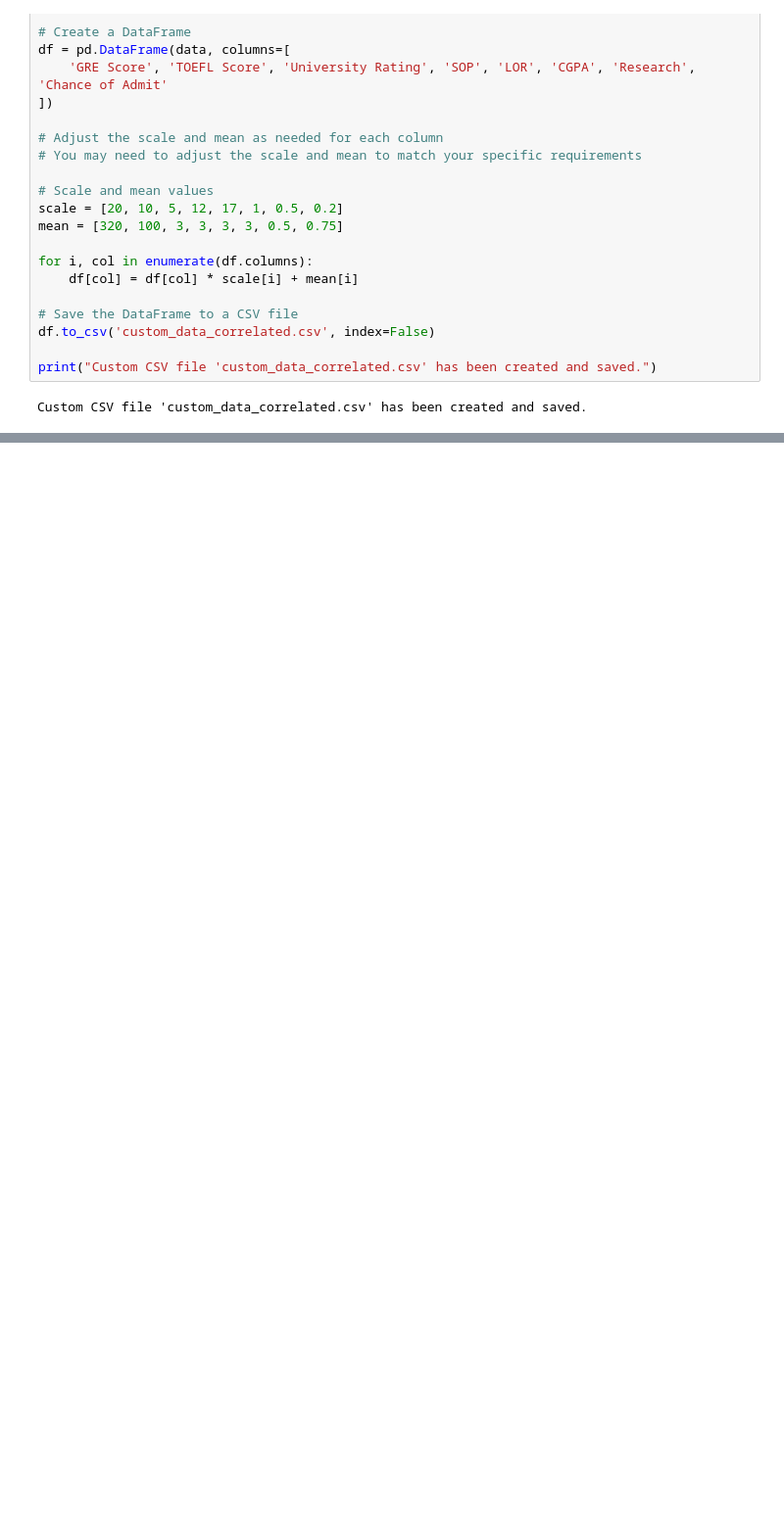
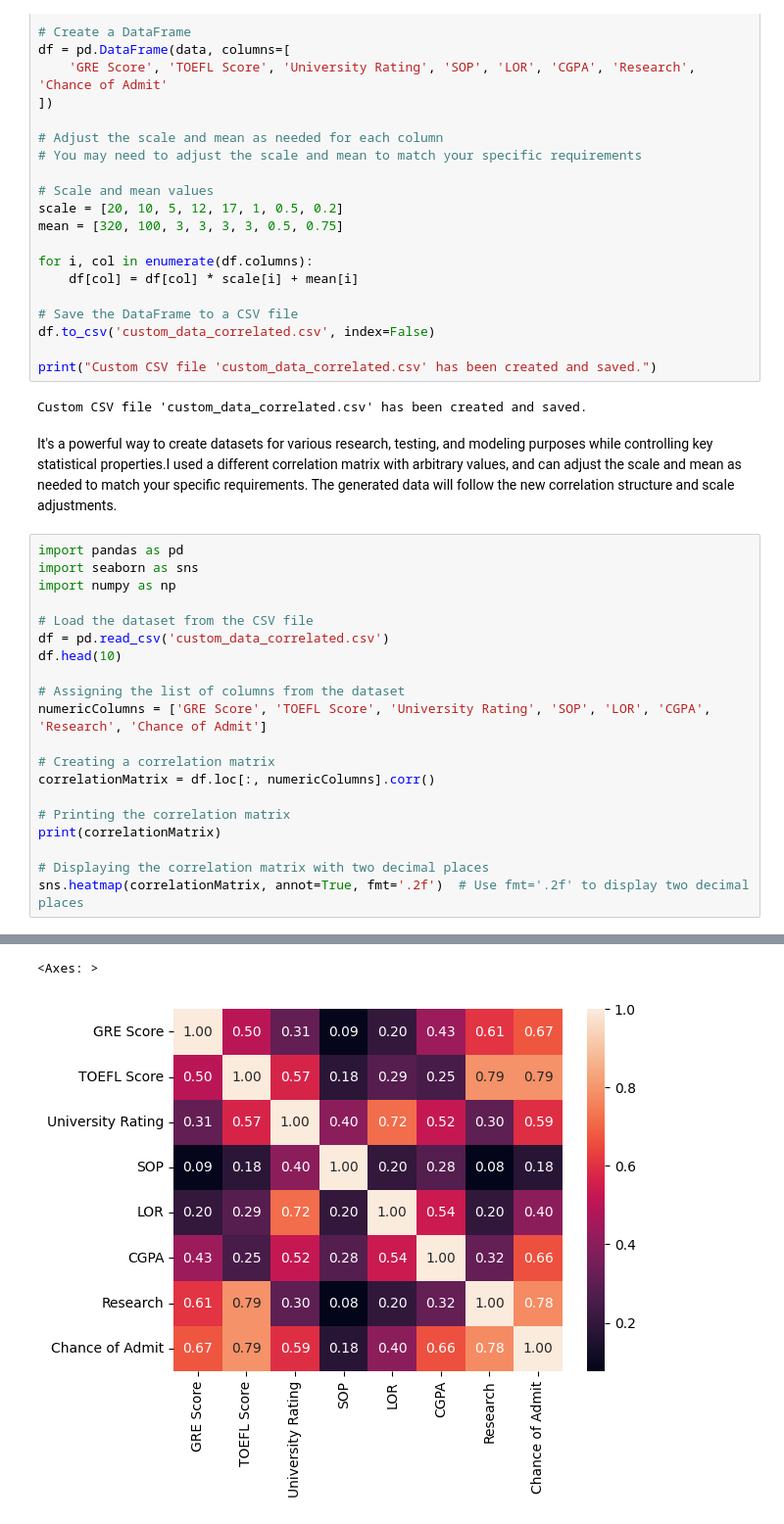
Before and after one commit to aritradey-CS/Admission-Prediction, a Jupyter notebook: Nov_23_Update.ipynb, the cells around one changed output, grey strips where cells are left out. Shown at 98% size. Cells and saved outputs as stored; diff of their text form; blank space fills up the shorter version.

```diff
--- a/Nov_23_Update.ipynb
+++ b/Nov_23_Update.ipynb
@@ -40,3 +42,26 @@ df.to_csv('custom_data_correlated.csv', index=False)
 print("Custom CSV file 'custom_data_correlated.csv' has been created and saved.")
 # %% [output]
 Custom CSV file 'custom_data_correlated.csv' has been created and saved.
+# %% [markdown]
+It's a powerful way to create datasets for various research, testing, and modeling purposes while controlling key statistical properties.I used a different correlation matrix with arbitrary values, and can adjust the scale and mean as needed to match your specific requirements. The generated data will follow the new correlation structure and scale adjustments.
+# %%
+import pandas as pd
+import seaborn as sns
+import numpy as np
+
+# Load the dataset from the CSV file
+df = pd.read_csv('custom_data_correlated.csv')
+df.head(10)
+
+# Assigning the list of columns from the dataset
+numericColumns = ['GRE Score', 'TOEFL Score', 'University Rating', 'SOP', 'LOR', 'CGPA', 'Research', 'Chance of Admit']
+
+# Creating a correlation matrix
+correlationMatrix = df.loc[:, numericColumns].corr()
+
+# Printing the correlation matrix
+print(correlationMatrix)
+
+# Displaying the correlation matrix with two decimal places
+sns.heatmap(correlationMatrix, annot=True, fmt='.2f')  # Use fmt='.2f' to display two decimal places
+# %% [output]
@@ -42,0 +87,2 @@ Custom CSV file 'custom_data_correlated.csv' has been created and saved.
+<Axes: >
+[figure, added]
```
Also changed, not shown: parts of 2 cells of this notebook.
